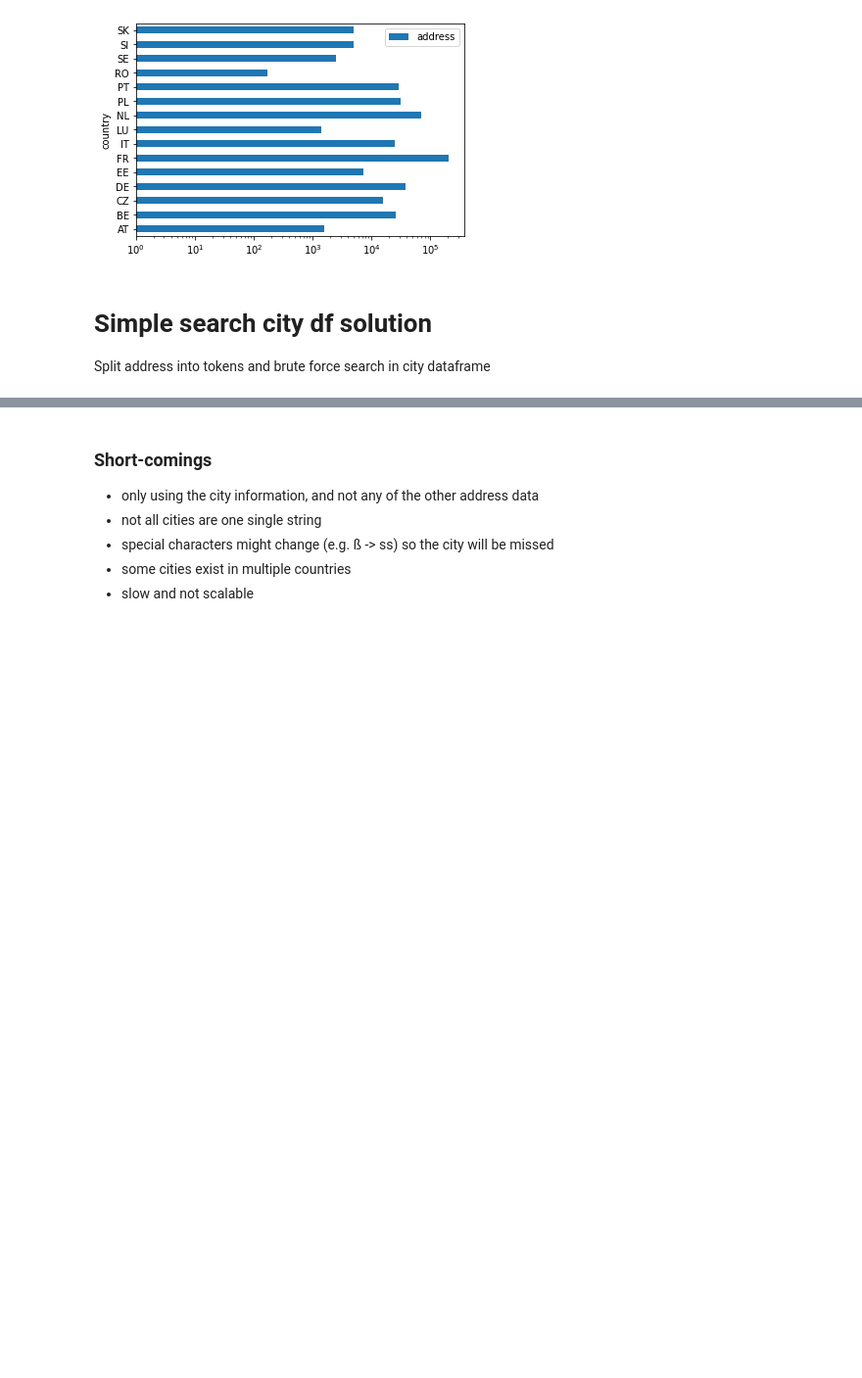
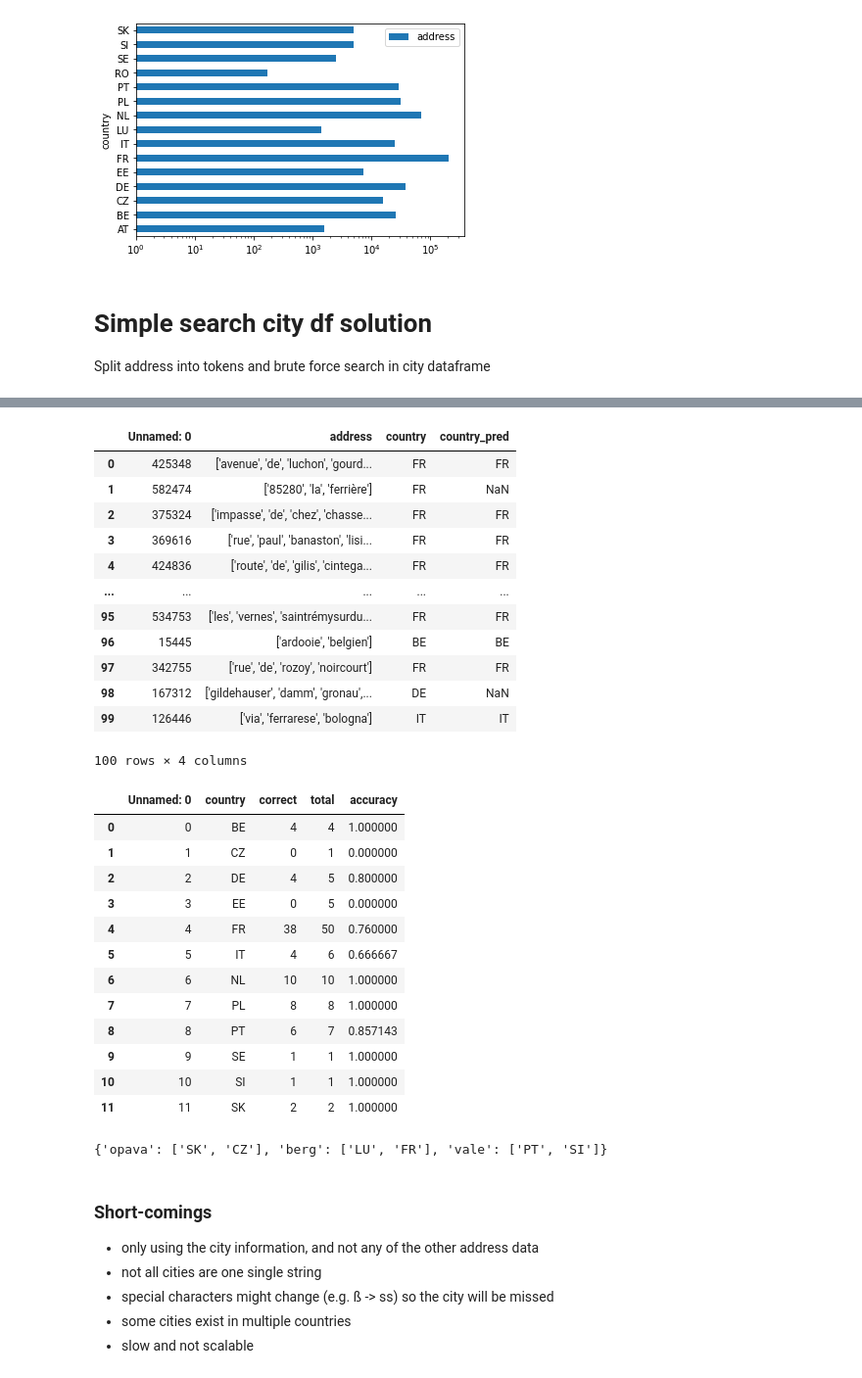
Before and after one commit to cjbaxt/textkernel, a Jupyter notebook: address_classification/address_classification.ipynb, the cells around one changed output, grey strips where cells are left out. Shown: that part at 98% size. Saved outputs shown, nothing was run; the diff lists cells and outputs as text; code cells hidden in the pictures; blank space fills up the shorter version.

```diff
--- a/address_classification/address_classification.ipynb
+++ b/address_classification/address_classification.ipynb
@@ -32,6 +28,7 @@ from utils import accessors, preprocess, validation
 # %%
 np.random.seed(500)
 show_outputs = True
+run_split_search = True # If false, just load the results instead of running the algorithm
 # %%
 # File and location information
 path = "dataset/"
@@ -151,3 +129,46 @@ NameError: name 'data' is not defined
+# %%
+if not run_split_search:
+    # Get the results from split search
+    add_df_out = pd.read_csv('outputs/split_search_results.csv')
+
+    # Get the accuracy and save results
+    accuracy = pd.read_csv('outputs/split_search_accuracy.csv')
+
+    # Get the cities that occur in multiple countries and save results
+    dupe_cities = np.load('outputs/dupe_cities.npy', allow_pickle=True).item()
+
+
+display(add_df_out)
+display(accuracy)
+print(dupe_cities)
+# %% [output]
+|  | Unnamed: 0 | address | country | country_pred |
+| 0 | 425348 | ['avenue', 'de', 'luchon', 'gourd... | FR | FR |
+| 1 | 582474 | ['85280', 'la', 'ferrière'] | FR | NaN |
+| 2 | 375324 | ['impasse', 'de', 'chez', 'chasse... | FR | FR |
+| 3 | 369616 | ['rue', 'paul', 'banaston', 'lisi... | FR | FR |
+| 4 | 424836 | ['route', 'de', 'gilis', 'cintega... | FR | FR |
+| ... | ... | ... | ... | ... |
+| 95 | 534753 | ['les', 'vernes', 'saintrémysurdu... | FR | FR |
+| 96 | 15445 | ['ardooie', 'belgien'] | BE | BE |
+| 97 | 342755 | ['rue', 'de', 'rozoy', 'noircourt'] | FR | FR |
+| 98 | 167312 | ['gildehauser', 'damm', 'gronau',... | DE | NaN |
+| 99 | 126446 | ['via', 'ferrarese', 'bologna'] | IT | IT |
+100 rows × 4 columns
+|  | Unnamed: 0 | country | correct | total | accuracy |
+| 0 | 0 | BE | 4 | 4 | 1.000000 |
+| 1 | 1 | CZ | 0 | 1 | 0.000000 |
+| 2 | 2 | DE | 4 | 5 | 0.800000 |
+| 3 | 3 | EE | 0 | 5 | 0.000000 |
+| 4 | 4 | FR | 38 | 50 | 0.760000 |
+| 5 | 5 | IT | 4 | 6 | 0.666667 |
+| 6 | 6 | NL | 10 | 10 | 1.000000 |
+| 7 | 7 | PL | 8 | 8 | 1.000000 |
+| 8 | 8 | PT | 6 | 7 | 0.857143 |
+| 9 | 9 | SE | 1 | 1 | 1.000000 |
+| 10 | 10 | SI | 1 | 1 | 1.000000 |
+| 11 | 11 | SK | 2 | 2 | 1.000000 |
+{'opava': ['SK', 'CZ'], 'berg': ['LU', 'FR'], 'vale': ['PT', 'SI']}
 # %% [markdown]
 ### Short-comings
 - only using the city information, and not any of the other address data
```
Also changed, not shown: parts of 9 cells of this notebook, 6 other files.
